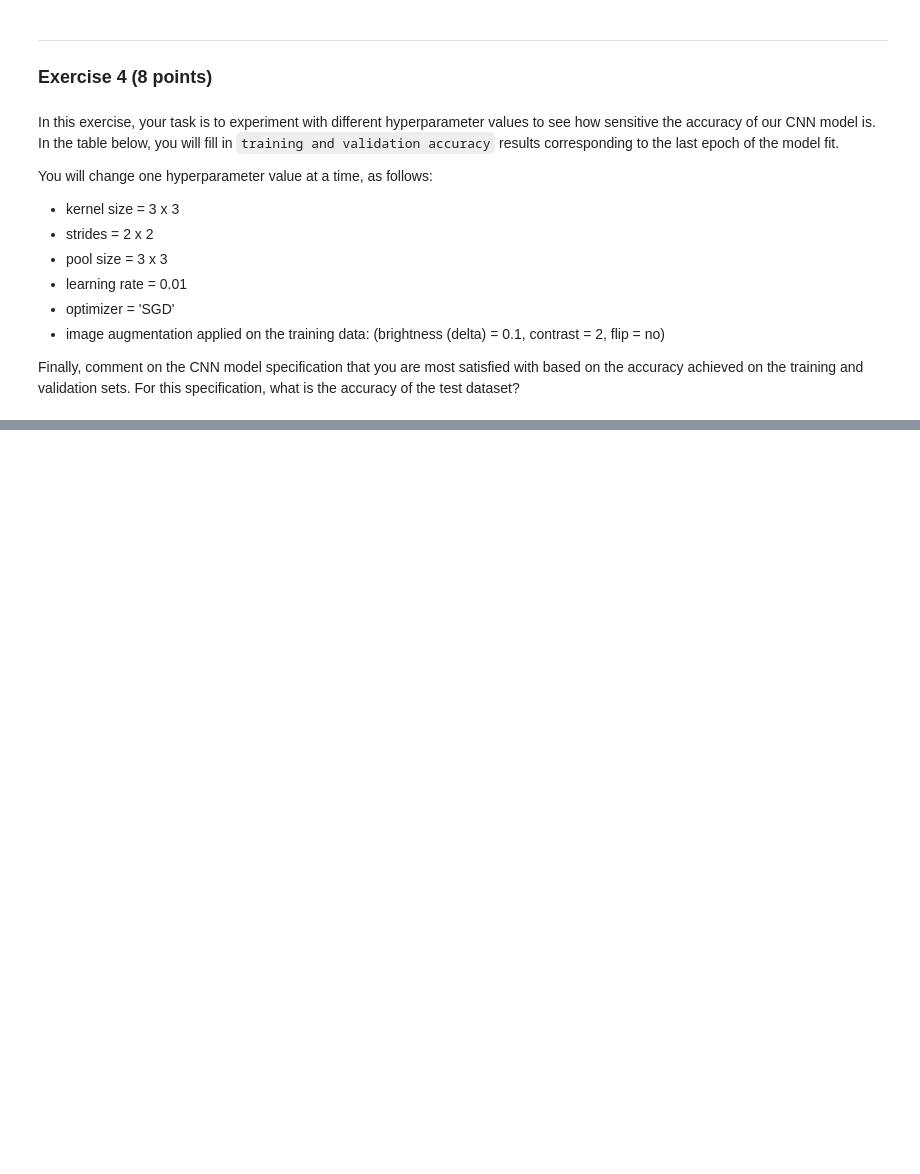
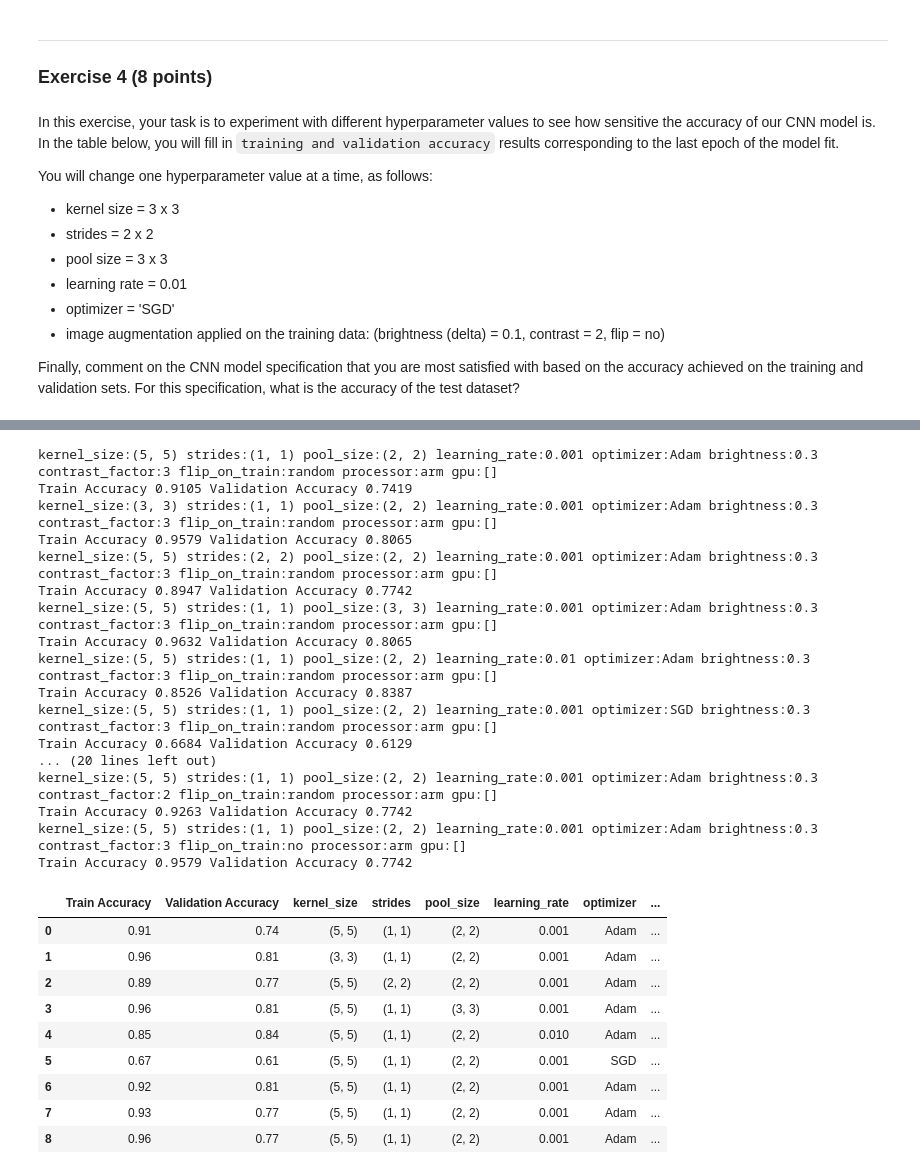
Before and after one commit to RERobbins/mids_w207_summer_22_Richard_Robbins, a Jupyter notebook: submissions/10 CNN_Richard_Robbins_Section_11.ipynb, the cells around one changed output, grey strips where cells are left out. Cells and saved outputs as stored; diff of their text form; code cells hidden in the pictures; blank space fills up the shorter version.

```diff
--- a/submissions/10 CNN_Richard_Robbins_Section_11.ipynb
+++ b/submissions/10 CNN_Richard_Robbins_Section_11.ipynb
@@ -959,13 +972,3 @@ def get_final_accuracy(history):
     if not isinstance(history, pd.DataFrame):
         history = pd.DataFrame(history.history)
     return history["accuracy"].values[-1], history["val_accuracy"].values[-1]
-# %%
-X_train, y_train, X_val, y_val, X_test, y_test = exercise_preprocess(
-    images_mini, y_mini
-)
-
-model = exercise_build_compile_model()
-
-tf.random.set_seed(1234)
-np.random.seed(1234)
-history = model.fit(X_train, y_train, epochs=10, validation_data=(X_val, y_val))
@@ -1066,3 +1036,25 @@ def experiment(
+# %%
+def panel(tests, filename=None):
+    results = [(experiment(**test)) for test in tests]
+
+    accuracy = [(round(result[1], 2), round(result[2], 2)) for result in results]
+    ids = [result[0] for result in results]
+
+    acc_df = pd.DataFrame(accuracy, columns=["Train Accuracy", "Validation Accuracy"])
+    id_df = pd.DataFrame(ids)
+    result_df = acc_df.join(id_df)
+    result_df["batch"] = int(time())
+
+    if filename is not None:
+        if os.path.exists(filename):
+            mode, header = "a", False
+        else:
+            mode, header = "w", True
+
+        with open(filename, mode) as f:
+            result_df.to_csv(f, index=False, header=header)
+
+    return result_df
 # %%
 tests = [
     {"kernel_size": (5, 5)},
@@ -1073,7 +1065,5 @@ tests = [
     {"optimizer": "SGD"},
     {"brightness": 0.1},
     {"contrast_factor": 2},
-    {"flip_on_train": False},
+    {"flip_on_train": "no"},
 ]
-
-results = [(experiment(**test)) for test in tests]
@@ -1125,0 +1070,31 @@ pd.DataFrame(
+# %%
+panel(tests, "homework_10_exercise_4_results.csv")
+panel(tests, "homework_10_exercise_4_results.csv")
+# %% [output]
+kernel_size:(5, 5) strides:(1, 1) pool_size:(2, 2) learning_rate:0.001 optimizer:Adam brightness:0.3 contrast_factor:3 flip_on_train:random processor:arm gpu:[]
+Train Accuracy 0.9105 Validation Accuracy 0.7419
+kernel_size:(3, 3) strides:(1, 1) pool_size:(2, 2) learning_rate:0.001 optimizer:Adam brightness:0.3 contrast_factor:3 flip_on_train:random processor:arm gpu:[]
+Train Accuracy 0.9579 Validation Accuracy 0.8065
+kernel_size:(5, 5) strides:(2, 2) pool_size:(2, 2) learning_rate:0.001 optimizer:Adam brightness:0.3 contrast_factor:3 flip_on_train:random processor:arm gpu:[]
+Train Accuracy 0.8947 Validation Accuracy 0.7742
+kernel_size:(5, 5) strides:(1, 1) pool_size:(3, 3) learning_rate:0.001 optimizer:Adam brightness:0.3 contrast_factor:3 flip_on_train:random processor:arm gpu:[]
+Train Accuracy 0.9632 Validation Accuracy 0.8065
+kernel_size:(5, 5) strides:(1, 1) pool_size:(2, 2) learning_rate:0.01 optimizer:Adam brightness:0.3 contrast_factor:3 flip_on_train:random processor:arm gpu:[]
+Train Accuracy 0.8526 Validation Accuracy 0.8387
+kernel_size:(5, 5) strides:(1, 1) pool_size:(2, 2) learning_rate:0.001 optimizer:SGD brightness:0.3 contrast_factor:3 flip_on_train:random processor:arm gpu:[]
+Train Accuracy 0.6684 Validation Accuracy 0.6129
+... (20 lines left out)
+kernel_size:(5, 5) strides:(1, 1) pool_size:(2, 2) learning_rate:0.001 optimizer:Adam brightness:0.3 contrast_factor:2 flip_on_train:random processor:arm gpu:[]
+Train Accuracy 0.9263 Validation Accuracy 0.7742
+kernel_size:(5, 5) strides:(1, 1) pool_size:(2, 2) learning_rate:0.001 optimizer:Adam brightness:0.3 contrast_factor:3 flip_on_train:no processor:arm gpu:[]
+Train Accuracy 0.9579 Validation Accuracy 0.7742
+|  | Train Accuracy | Validation Accuracy | kernel_size | strides | pool_size | learning_rate | optimizer | ... |
+| 0 | 0.91 | 0.74 | (5, 5) | (1, 1) | (2, 2) | 0.001 | Adam | ... |
+| 1 | 0.96 | 0.81 | (3, 3) | (1, 1) | (2, 2) | 0.001 | Adam | ... |
+| 2 | 0.89 | 0.77 | (5, 5) | (2, 2) | (2, 2) | 0.001 | Adam | ... |
+| 3 | 0.96 | 0.81 | (5, 5) | (1, 1) | (3, 3) | 0.001 | Adam | ... |
+| 4 | 0.85 | 0.84 | (5, 5) | (1, 1) | (2, 2) | 0.010 | Adam | ... |
+| 5 | 0.67 | 0.61 | (5, 5) | (1, 1) | (2, 2) | 0.001 | SGD | ... |
+| 6 | 0.92 | 0.81 | (5, 5) | (1, 1) | (2, 2) | 0.001 | Adam | ... |
+| 7 | 0.93 | 0.77 | (5, 5) | (1, 1) | (2, 2) | 0.001 | Adam | ... |
+| 8 | 0.96 | 0.77 | (5, 5) | (1, 1) | (2, 2) | 0.001 | Adam | ... |
```
Also changed, not shown: parts of 21 cells of this notebook, 1 other file.
